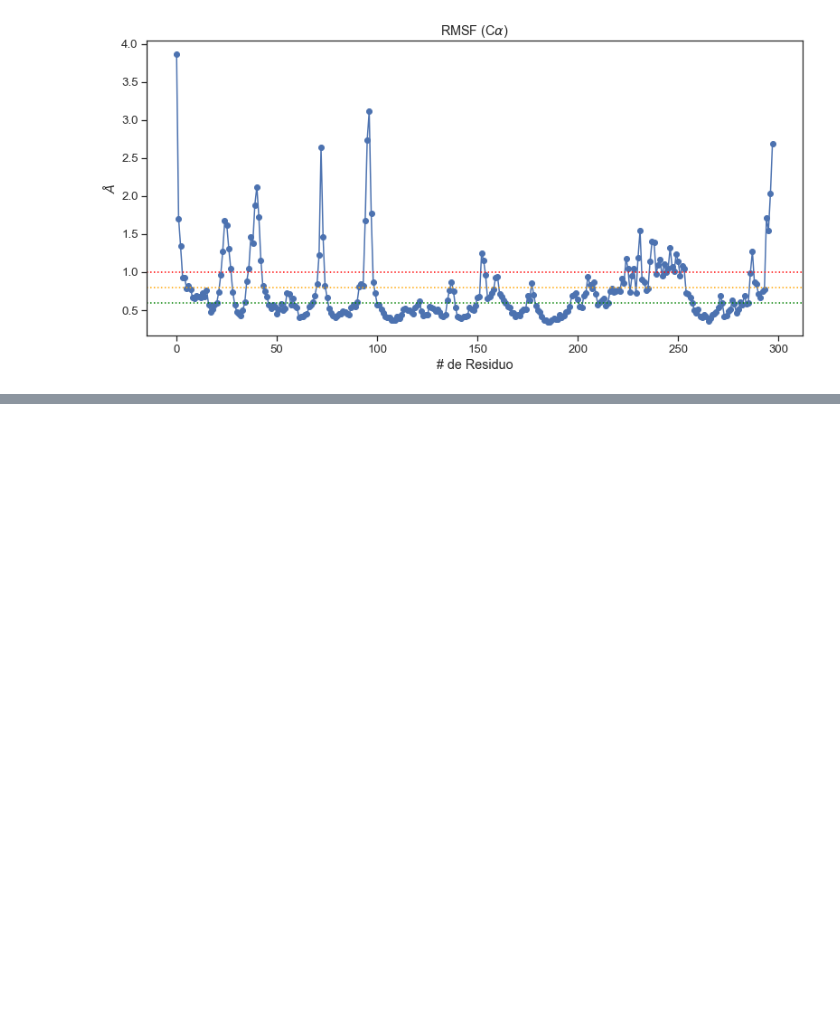
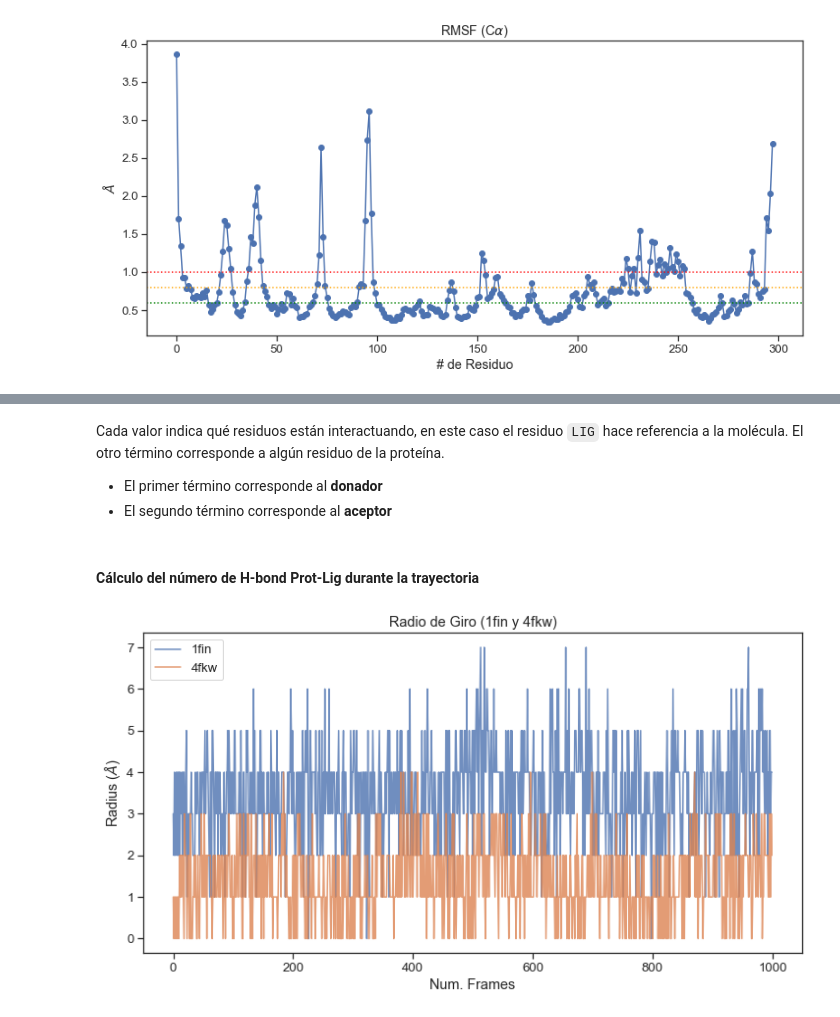
Before and after one commit to jRicciL/Taller_Simulacion_Molecular, a Jupyter notebook: resurces/md/analisis_de_trayectorias/Analisis_de_trayectorias.ipynb, the cells around one changed output, grey strips where cells are left out. Drawn from its saved outputs; the diff is of its cells as text; code cells hidden in the pictures; blank space fills up the shorter version.

```diff
--- a/resurces/md/analisis_de_trayectorias/Analisis_de_trayectorias.ipynb
+++ b/resurces/md/analisis_de_trayectorias/Analisis_de_trayectorias.ipynb
@@ -578,0 +558,8 @@ from prody import *
+# %%
+# Calculamos todos los enlaces de hidrógeno sin tomar en cuenta el solvente
+hb_1fin = pyt.search_hbonds(traj=traj_prod_1fin['!(:WAT)'])
+hb_4fkw = pyt.search_hbonds(traj=traj_prod_4fkw['!(:WAT)'])
+
+# Conservamos el diccionario con los enlaces encontrados durante la trayectoria
+hb_results_1fin = hb_1fin.to_dict()
+hb_results_4fkw = hb_4fkw.to_dict()
@@ -578,0 +570,4 @@ from prody import *
+# %%
+df_hb_1fin = pd.DataFrame(hb_results_1fin).T
+df_hb_1fin = df_hb_1fin[df_hb_1fin.index.str.contains('LIG')]
+df_hb_1fin.shape
@@ -578,0 +576,4 @@ from prody import *
+# %%
+df_hb_4fkw = pd.DataFrame(hb_results_4fkw).T
+df_hb_4fkw = df_hb_4fkw[df_hb_4fkw.index.str.contains('LIG')]
+df_hb_4fkw.head()
@@ -578,0 +588,20 @@ from prody import *
+# %% [markdown]
+Cada valor indica qué residuos están interactuando, en este caso el residuo `LIG` hace referencia a la molécula. El otro término corresponde a algún residuo de la proteína.
+- El primer término corresponde al **donador**
+- El segundo término corresponde al **aceptor**
+# %% [markdown]
+#### Cálculo del número de H-bond Prot-Lig durante la trayectoria
+# %%
+# Cálculo del número de HB PL durante la trayectoria (suma por filas)
+num_per_frame_1fin = df_hb_1fin.sum(axis=0)
+num_per_frame_4fkw = df_hb_4fkw.sum(axis=0)
+# %%
+fig, ax = plt.subplots()
+ax.plot(num_per_frame_1fin, label='1fin', alpha=0.8)
+ax.plot(num_per_frame_4fkw, label='4fkw', alpha=0.8)
+ax.set(title='Radio de Giro (1fin y 4fkw)',
+       xlabel='Num. Frames', ylabel=r'Radius ($\AA$)')
+plt.legend()
+plt.show()
+# %% [output]
+[figure, added]
```
Also changed, not shown: parts of 79 cells of this notebook, 1 other file.
